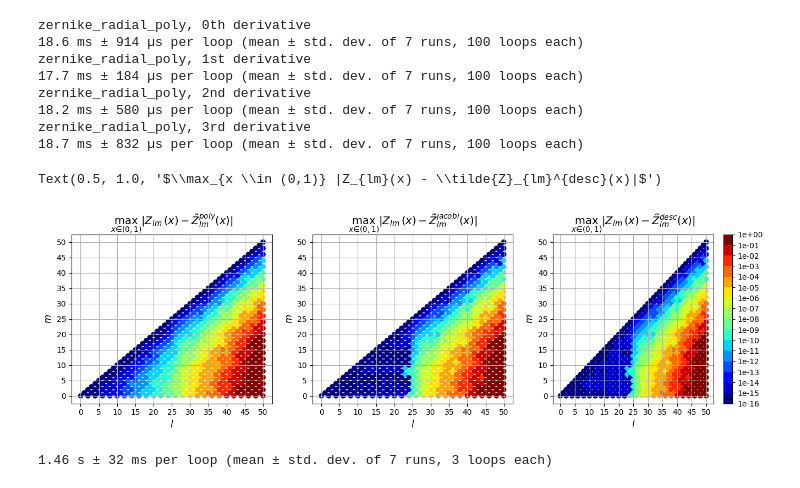
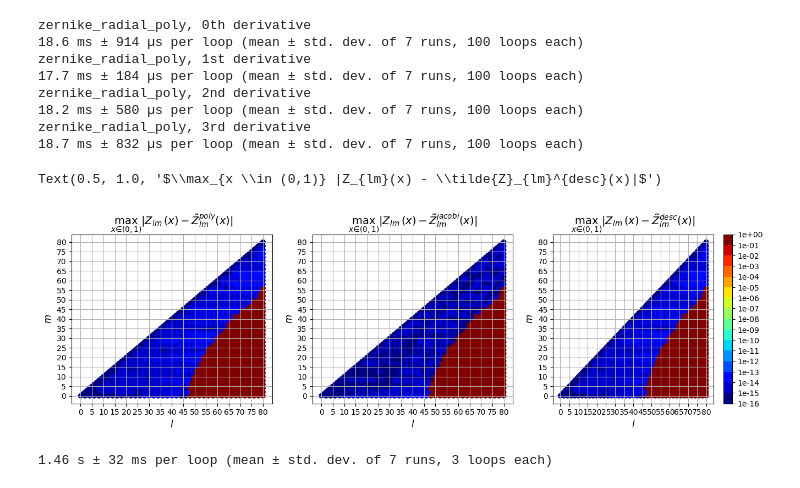
Before and after one commit to PlasmaControl/FastZernike, a Jupyter notebook: notebooks/benchmarks.ipynb, the cells around one changed output. Saved outputs shown, nothing was run; the diff lists cells and outputs as text; code cells hidden in the pictures.

```diff
--- a/notebooks/benchmarks.ipynb
+++ b/notebooks/benchmarks.ipynb
@@ -23,5 +23,5 @@ Using device: CPU, with 10.09 GB available memory
 # %%
-basis = ZernikePolynomial(L=50, M=50, spectral_indexing="ansi", sym="cos")
+basis = ZernikePolynomial(L=80, M=80, spectral_indexing="ansi", sym="cos")
 r = np.linspace(0, 1, 100)
 # %%
 print("zernike_radial_poly, 0th derivative")
@@ -98,7 +98,7 @@ fig, ax = plt.subplots(1, 3, squeeze=True, figsize=(16, 4))
 im = ax[0].scatter(
     basis.modes[:, 0],
     basis.modes[:, 1],
-    c=np.max(abs(zp0 - zt0), axis=0),
+    c=np.max(abs(zd0 - zt0), axis=0),
     norm=norm,
     cmap=cmap,
 )
@@ -111,40 +111,40 @@ im = ax[1].scatter(
 )
 im = ax[2].scatter(
     basis.modes[:, 0],
     basis.modes[:, 1],
     c=np.max(abs(zd0 - zt0), axis=0),
     norm=norm,
     cmap=cmap,
 )
 cbar = fig.colorbar(im, ticks=bounds)
 cbar.ax.set_yticklabels(["{:.0e}".format(foo) for foo in bounds])
 ax[0].grid(True)
 ax[1].grid(True)
 ax[2].grid(True)
-ax[0].set_xticks(np.arange(0, 55, 5))
-ax[0].set_yticks(np.arange(0, 55, 5))
-ax[1].set_xticks(np.arange(0, 55, 5))
-ax[1].set_yticks(np.arange(0, 55, 5))
-ax[2].set_xticks(np.arange(0, 55, 5))
-ax[2].set_yticks(np.arange(0, 55, 5))
+ax[0].set_xticks(np.arange(0, 85, 5))
+ax[0].set_yticks(np.arange(0, 85, 5))
+ax[1].set_xticks(np.arange(0, 85, 5))
+ax[1].set_yticks(np.arange(0, 85, 5))
+ax[2].set_xticks(np.arange(0, 85, 5))
+ax[2].set_yticks(np.arange(0, 85, 5))
 ax[0].set_xlabel("$l$", fontsize=12)
 ax[0].set_ylabel("$m$", fontsize=12)
 ax[1].set_xlabel("$l$", fontsize=12)
 ax[1].set_ylabel("$m$", fontsize=12)
 ax[2].set_xlabel("$l$", fontsize=12)
 ax[2].set_ylabel("$m$", fontsize=12)
 ax[0].set_title(
     "$\max_{x \in (0,1)} |Z_{lm}(x) - \\tilde{Z}_{lm}^{poly}(x)|$", fontsize=14
 )
 ax[1].set_title(
     "$\max_{x \in (0,1)} |Z_{lm}(x) - \\tilde{Z}_{lm}^{jacobi}(x)|$", fontsize=14
 )
 ax[2].set_title(
     "$\max_{x \in (0,1)} |Z_{lm}(x) - \\tilde{Z}_{lm}^{desc}(x)|$", fontsize=14
 )
 # %% [output]
 Text(0.5, 1.0, '$\\max_{x \\in (0,1)} |Z_{lm}(x) - \\tilde{Z}_{lm}^{desc}(x)|$')
-[figure, old version]
+[figure, new version]
 # %%
 import jax
 def fun1(basis, r):
```
Also changed, not shown: parts of 1 cell of this notebook, 1 other file.
